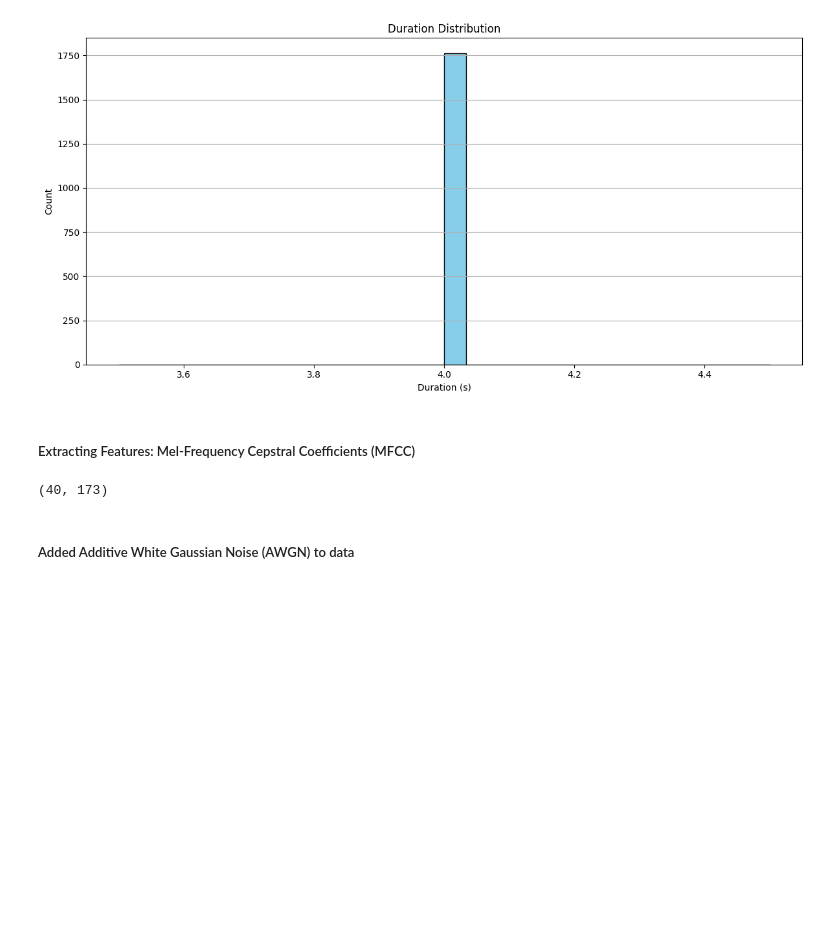
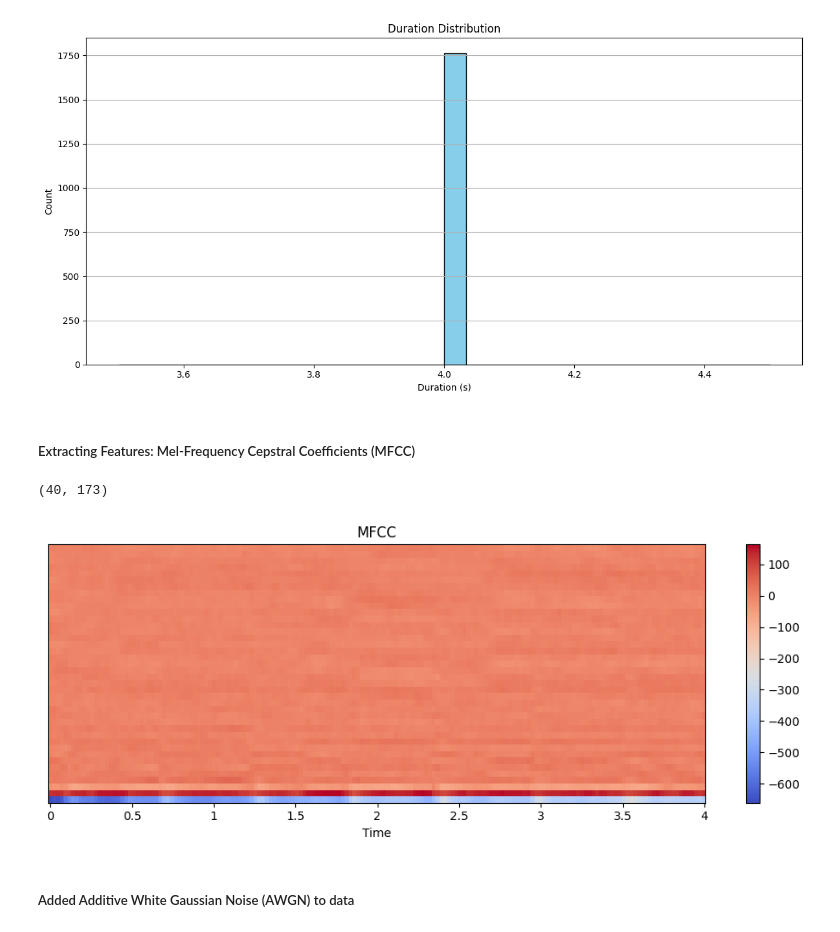
Before and after one commit to jasonmatthewsuhari/IT1244_UrbanSound, a Jupyter notebook: Urban Sound Analysis.ipynb, the cells around one changed output. Cells and saved outputs as stored; diff of their text form; code cells hidden in the pictures; blank space fills up the shorter version.

```diff
--- a/Urban Sound Analysis.ipynb
+++ b/Urban Sound Analysis.ipynb
@@ -373,22 +384,22 @@ plot_preprocessed_properties(train_data)
 [figure]
 # %% [markdown]
 ##### Extracting Features: Mel-Frequency Cepstral Coefficients (MFCC)
-# %%
-# MFCC for one sample file
-mfccs = librosa.feature.mfcc(y=librosa_audio_data, sr=librosa_sample_rate, n_mfcc=40)
-print(mfccs.shape)
-mfccs
-
-def features_extractor(file):
-    audio, sample_rate = librosa.load(file, res_type='kaiser_fast')
-    mfccs_features = librosa.feature.mfcc(y=audio, sr=sample_rate, n_mfcc=40)
-    mfccs_scaled_features = np.mean(mfccs_features.T, axis=0)
-
-    return mfccs_scaled_features
-
-# MFCC for every training file
-# %% [output]
-(40, 173)
+# %%
+def plot_mfcc(mfccs):
+    plt.figure(figsize=(10, 4))
+    librosa.display.specshow(mfccs, x_axis='time')
+    plt.colorbar()
+    plt.title('MFCC')
+    plt.tight_layout()
+    plt.show()
+
+# MFCC for one sample file
+mfccs = librosa.feature.mfcc(y=librosa_audio_data, sr=librosa_sample_rate, n_mfcc=40)
+print(mfccs.shape)  # Optional: Print the shape of MFCCs
+plot_mfcc(mfccs)
+# %% [output]
+(40, 173)
+[figure, added]
 # %% [markdown]
 ##### Added Additive White Gaussian Noise (AWGN) to data
 # %%
```
Also changed, not shown: parts of 5 cells of this notebook.
